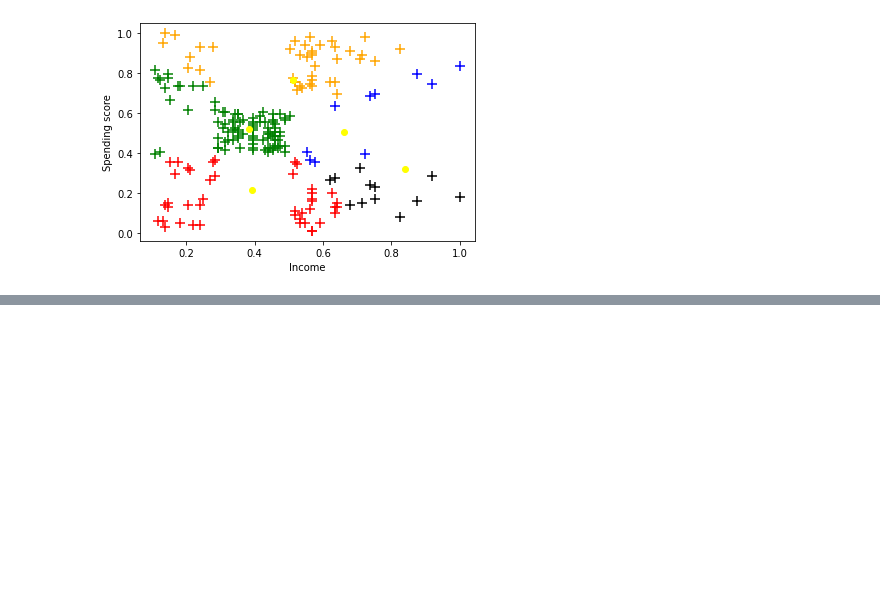
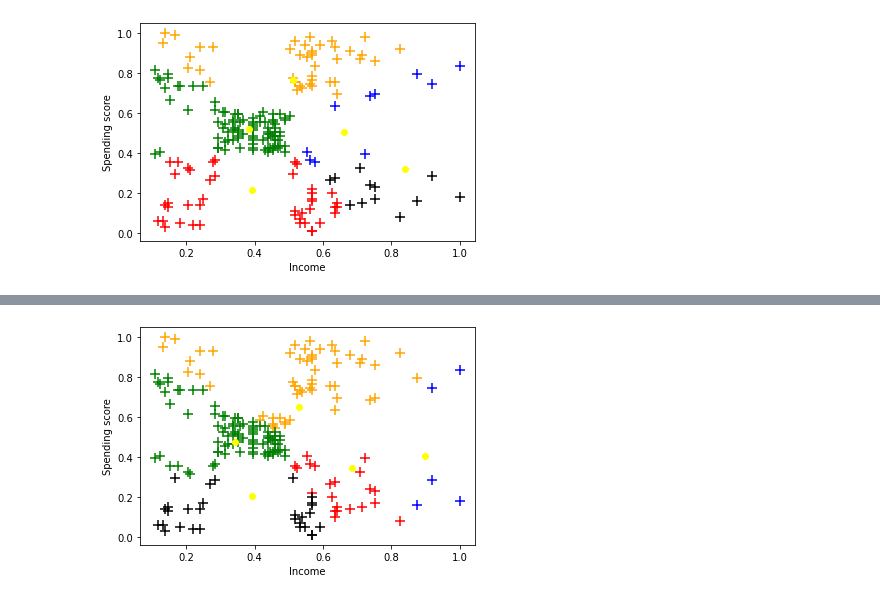
Before and after one commit to simonenkoVS/hometask, a Jupyter notebook: hometask2.ipynb, the cells around one changed output, grey strips where cells are left out. Cells and saved outputs as stored; diff of their text form; code cells hidden in the pictures; blank space fills up the shorter version.

```diff
--- a/hometask2.ipynb
+++ b/hometask2.ipynb
@@ -232,0 +228,31 @@ plt.show()
+# %%
+income_score = data[:, [3,4]]
+income_score = income_score.astype(float)
+income_score[:,0] = income_score[:,0] / np.max(income_score[:,0])
+income_score[:,1] = income_score[:,1] / np.max(income_score[:,1])
+
+number = 5
+a = scipy.cluster.vq.kmeans(age_income, number)
+
+z = np.array([a[0][:,0] + a[0][:,1]*1j])
+
+clusters = np.argmin(abs(income_score[:,0] + income_score[:,1]*1j - z.T), axis = 0)
+
+colors = ['red', 'orange', 'blue', 'green', 'black', 'grey']
+
+for k in np.arange(number):
+    if (k < np.bincount(clusters).size):
+        groups = np.empty((np.bincount(clusters)[k],2))
+        j=0
+        for i in np.arange(clusters.size):
+            if clusters[i] == k:
+                groups[j,:] = income_score[i,:]
+                j = j + 1
+        plt.scatter(groups[:,0],groups[:,1], color = colors[k], marker = '+', s = 100, linewidths = 0.1)
+
+plt.scatter(a[0][:,0], a[0][:,1], color = 'yellow')
+plt.xlabel('Income')
+plt.ylabel('Spending score')
+plt.show()
+# %% [output]
+[figure, added]
```
Also changed, not shown: parts of 6 cells of this notebook.
